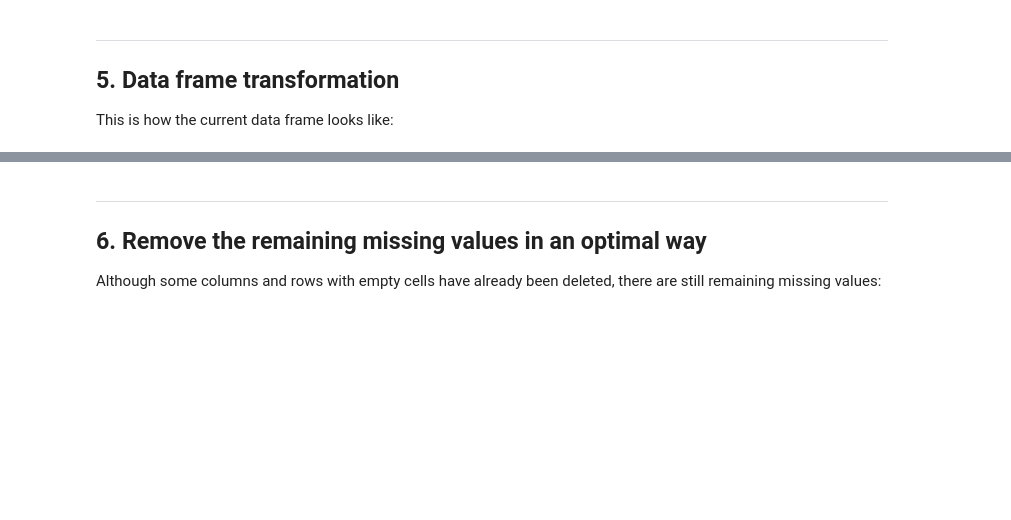
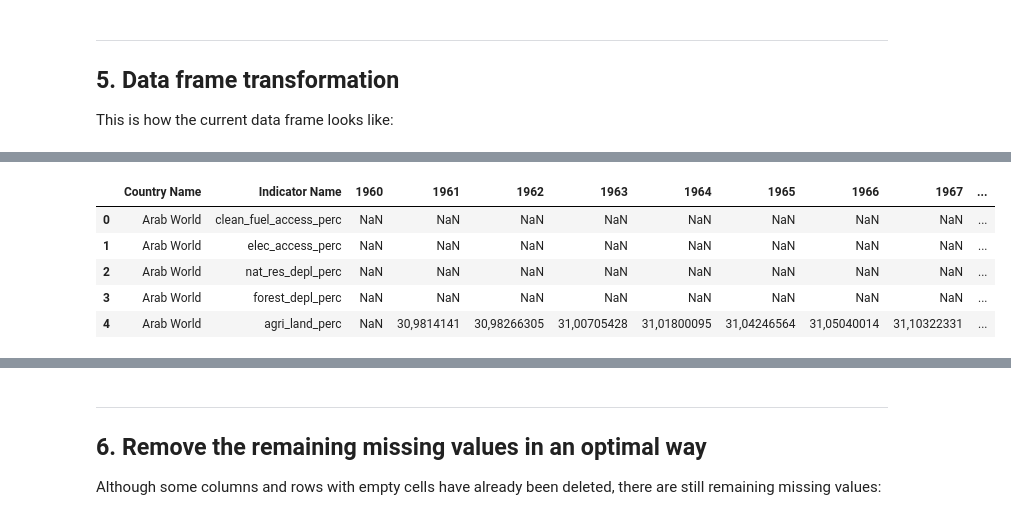
Before and after one commit to KleinerToaster/co2_prediction_countries, a Jupyter notebook: notebook/co2_dataPreperation.ipynb, the cells around one changed output, grey strips where cells are left out. Cells and saved outputs as stored; diff of their text form; code cells hidden in the pictures; blank space fills up the shorter version.

```diff
--- a/notebook/co2_dataPreperation.ipynb
+++ b/notebook/co2_dataPreperation.ipynb
@@ -356,0 +423,86 @@ data_clean.head()
+# %%
+# Define shorter names corresponding to most relevant variables in a dictionary
+chosen_vars = {
+    'Access to clean fuels and technologies for cooking (% of population)': 'clean_fuel_access_perc',
+    'Access to electricity (% of population)': 'elec_access_perc',
+    'Adjusted savings: natural resources depletion (% of GNI)': 'nat_res_depl_perc',
+    'Adjusted savings: net forest depletion (% of GNI)': 'forest_depl_perc',
+    'Agricultural land (% of land area)': 'agri_land_perc',
+    'Agriculture, forestry, and fishing, value added (% of GDP)': 'agri_forest_fish_val_perc',
+    'Annual freshwater withdrawals, total (% of internal resources)': 'freshwater_withdrawal_perc',
+    'Annualized average growth rate in per capita real survey mean consumption or income, total population (%)': 'avg_growth_rate_consumption_income_perc',
+    'Cause of death, by communicable diseases and maternal, prenatal and nutrition conditions (% of total)': 'death_communicable_diseases_perc',
+    'Children in employment, total (% of children ages 7-14)': 'children_employment_perc',
+    'CO2 emissions (metric tons per capita)': 'co2_emissions_per_capita',
+    'Coastal protection': 'coastal_protection',
+    'Control of Corruption: Estimate': 'corruption_control_est',
+    'Cooling Degree Days': 'cooling_degree_days',
+    'Economic and Social Rights Performance Score': 'econ_social_rights_score',
+    'Electricity production from coal sources (% of total)': 'elec_prod_coal_perc',
+    'Energy imports, net (% of energy use)': 'energy_imports_net_perc',
+    'Energy intensity level of primary energy (MJ/$2017 PPP GDP)': 'energy_intensity_primary_energy',
+    'Energy use (kg of oil equivalent per capita)': 'energy_use_per_capita',
+    'Fertility rate, total (births per woman)': 'fertility_rate',
+    'Food production index (2014-2016 = 100)': 'food_prod_index',
+    'Forest area (% of land area)': 'forest_area_perc',
+    'Fossil fuel energy consumption (% of total)': 'fossil_fuel_energy_consumption_perc',
+    'GDP growth (annual %)': 'gdp_growth_perc',
+    'GHG net emissions/removals by LUCF (Mt of CO2 equivalent)': 'ghg_net_emissions_lucf',
+    'Gini index': 'gini_index',
+    'Government Effectiveness: Estimate': 'gov_effectiveness_est',
+    'Government expenditure on education, total (% of government expenditure)': 'gov_expenditure_education_perc',
+    'Heat Index 35': 'heat_index_35',
+    'Heating Degree Days': 'heating_degree_days',
+    'Hospital beds (per 1,000 people)': 'hospital_beds_per_1000',
+    'Income share held by lowest 20%': 'income_share_lowest_20',
+    'Individuals using the Internet (% of population)': 'internet_usage_perc',
+    'Labor force participation rate, total (% of total population ages 15-64) (modeled ILO estimate)': 'labor_force_participation_perc',
+    'Land Surface Temperature': 'land_surface_temp',
+    'Level of water stress: freshwater withdrawal as a proportion of available freshwater resources': 'water_stress_level',
+    'Life expectancy at birth, total (years)': 'life_expectancy',
+    'Literacy rate, adult total (% of people ages 15 and above)': 'literacy_rate_adult',
+    'Mammal species, threatened': 'mammal_species_threatened',
+    'Methane emissions (metric tons of CO2 equivalent per capita)': 'methane_emissions_per_capita',
+    'Mortality rate, under-5 (per 1,000 live births)': 'mortality_rate_under_5',
+    'Net migration': 'net_migration',
+    'Nitrous oxide emissions (metric tons of CO2 equivalent per capita)': 'nitrous_oxide_emissions_per_capita',
+    'Patent applications, residents': 'patent_applications_residents',
+    'People using safely managed drinking water services (% of population)': 'safe_drinking_water_perc',
+    'People using safely managed sanitation services (% of population)': 'safe_sanitation_services_perc',
+    'PM2.5 air pollution, mean annual exposure (micrograms per cubic meter)': 'pm25_air_pollution',
+    'Political Stability and Absence of Violence/Terrorism: Estimate': 'political_stability_est',
+    'Population ages 65 and above (% of total population)': 'population_65_above_perc',
+    'Population density (people per sq. km of land area)': 'population_density',
+    'Poverty headcount ratio at national poverty lines (% of population)': 'poverty_headcount_ratio',
+    'Prevalence of overweight (% of adults)': 'prevalence_overweight',
+    'Prevalence of undernourishment (% of population)': 'prevalence_undernourishment',
+    'Proportion of bodies of water with good ambient water quality': 'water_quality_good_perc',
+    'Proportion of seats held by women in national parliaments (%)': 'women_parliament_seats_perc',
+    'Ratio of female to male labor force participation rate (%) (modeled ILO estimate)': 'female_to_male_labor_force_ratio',
+    'Regulatory Quality: Estimate': 'regulatory_quality_est',
+    'Renewable electricity output (% of total electricity output)': 'renewable_elec_output_perc',
+    'Renewable energy consumption (% of total final energy consumption)': 'renewable_energy_consumption_perc',
+    'Research and development expenditure (% of GDP)': 'rnd_expenditure_perc',
+    'Rule of Law: Estimate': 'rule_of_law_est',
+    'School enrollment, primary (% gross)': 'school_enrollment_primary_perc',
+    'School enrollment, primary and secondary (gross), gender parity index (GPI)': 'school_enrollment_gender_parity',
+    'Scientific and technical journal articles': 'scientific_journal_articles',
+    'Standardised Precipitation-Evapotranspiration Index': 'spei',
+    'Strength of legal rights index (0=weak to 12=strong)': 'legal_rights_index',
+    'Terrestrial and marine protected areas (% of total territorial area)': 'protected_areas_perc',
+    'Tree Cover Loss (hectares)': 'tree_cover_loss',
+    'Unemployment, total (% of total labor force) (modeled ILO estimate)': 'unemployment_total_perc',
+    'Unmet need for contraception (% of married women ages 15-49)': 'unmet_need_contraception',
+    'Voice and Accountability: Estimate': 'voice_accountability_est'
+}
+
+data_clean['Indicator Name'] = data_clean['Indicator Name'].replace(to_replace=chosen_vars)
+
+data_clean.head()
+# %% [output]
+|  | Country Name | Indicator Name | 1960 | 1961 | 1962 | 1963 | 1964 | 1965 | 1966 | 1967 | ... |
+| 0 | Arab World | clean_fuel_access_perc | NaN | NaN | NaN | NaN | NaN | NaN | NaN | NaN | ... |
+| 1 | Arab World | elec_access_perc | NaN | NaN | NaN | NaN | NaN | NaN | NaN | NaN | ... |
+| 2 | Arab World | nat_res_depl_perc | NaN | NaN | NaN | NaN | NaN | NaN | NaN | NaN | ... |
+| 3 | Arab World | forest_depl_perc | NaN | NaN | NaN | NaN | NaN | NaN | NaN | NaN | ... |
+| 4 | Arab World | agri_land_perc | NaN | 30,9814141 | 30,98266305 | 31,00705428 | 31,01800095 | 31,04246564 | 31,05040014 | 31,10322331 | ... |
```
Also changed, not shown: parts of 29 cells of this notebook, 1 other file.
